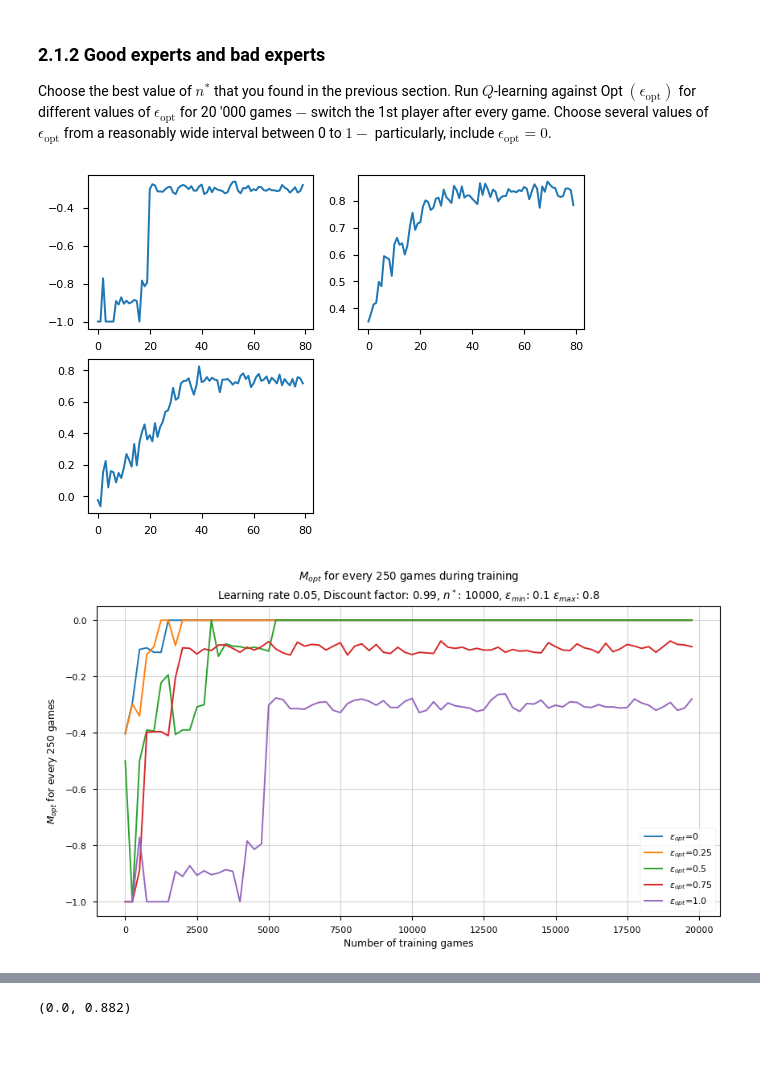
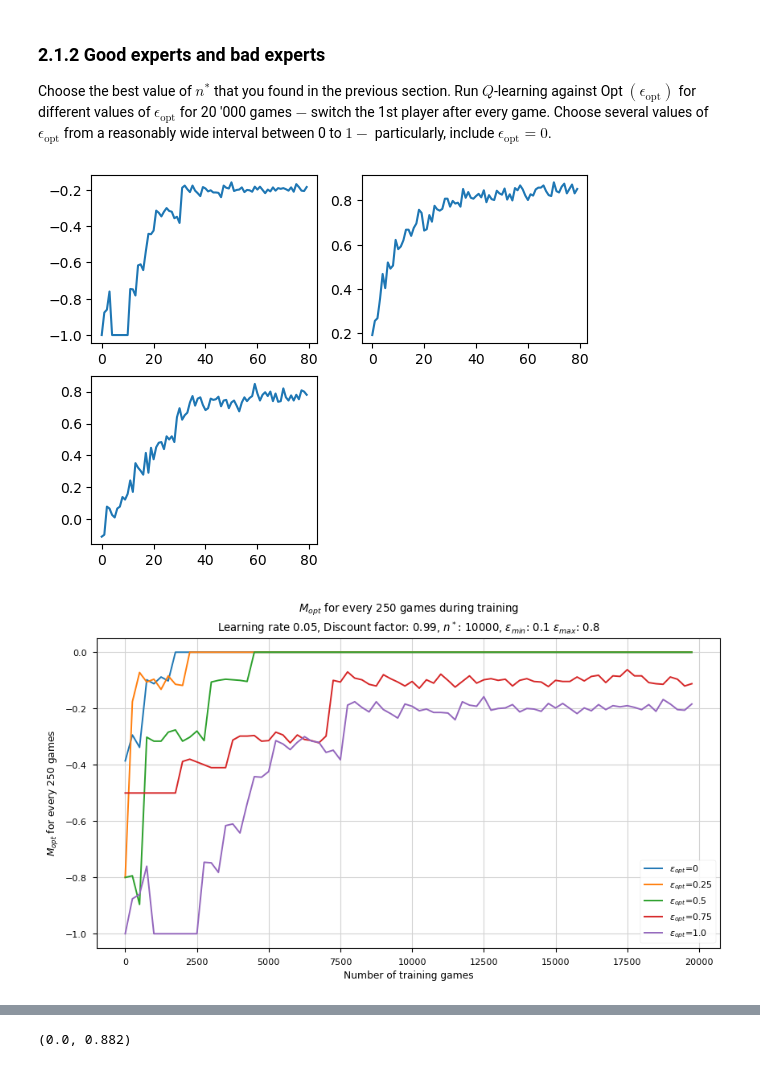
Before and after one commit to albertaillet/Miniproject1, a Jupyter notebook: Q-learning.ipynb, the cells around one changed output, grey strips where cells are left out. Saved outputs shown, nothing was run; the diff lists cells and outputs as text; code cells hidden in the pictures.

Commit message:
Fixed Finalstate use and added plots for Q7

```diff
--- a/Q-learning.ipynb
+++ b/Q-learning.ipynb
@@ -94,7 +94,17 @@ class QTable(dict):
     def __missing__(self, key):
         arr = self.__to_array(key)
         non_zero_locations = list(zip(*np.nonzero(arr == 0)))
-        if len(non_zero_locations) == 0:
+
+        # check if game has ended
+        if (len(non_zero_locations) == 0 or # check if all the positions are filled
+            np.any(np.sum(arr, axis=0) == 3) or # check rows and cols
+            np.any(np.sum(arr, axis=1) == 3) or
+            np.any(np.sum(arr, axis=0) == -3) or
+            np.any(np.sum(arr, axis=1) == -3) or
+            arr[[0,1,2],[0,1,2]].sum() == 3 or # check diagnols
+            arr[[0,1,2],[2,1,0]].sum() == 3 or
+            arr[[0,1,2],[0,1,2]].sum() == -3 or
+            arr[[0,1,2],[2,1,0]].sum() == -3):
             ret = self[arr] = FinalState()
             return ret
         ret = self[arr] = {loc: 0 for loc in non_zero_locations}
@@ -187,7 +197,7 @@ for itr in range(num_games):
         reward = env.reward(player=learning_player)
 
         if end:
-            Q_table[next_state]["any"] = reward
+            Q_table[next_state][[]] = reward
 
         Q_table[state][move] = Q_table[state][move] + alpha * (reward + gamma * max(Q_table[next_state].values()) - Q_table[state][move])
 
@@ -290,7 +298,7 @@ for n_star in (5000,):
             reward = env.reward(player=learning_player)
 
             if end:
-                Q_table[next_state]["any"] = reward
+                Q_table[next_state][[]] = reward
 
             Q_table[state][move] = Q_table[state][move] + alpha * (reward + gamma * max(Q_table[next_state].values()) - Q_table[state][move])
 
@@ -405,35 +413,35 @@ for epsilon_opt in (0, 0.25, 0.50, 0.75, 1.0):
                 next_state, end, _ = env.step(opponent_move)
 
             reward = env.reward(player=learning_player)
 
             if end:
-                Q_table[next_state]["any"] = reward
+                Q_table[next_state][[]] = reward
 
             Q_table[state][move] = Q_table[state][move] + alpha * (reward + gamma * max(Q_table[next_state].values()) - Q_table[state][move])
 
             state = next_state
 
         rewards.append(reward)
         if len(rewards) >= 250:
             av_rewards.append(np.mean(rewards))
             rewards = []
             policy.set_epsilon(0)
             m_opt_list.append(M_opt(policy))
             m_rand_list.append(M_rand(policy))
             clear_output(wait=True)
             plt.subplot(2, 2, 1)
             plt.plot(m_opt_list)
             plt.subplot(2, 2, 2)
             plt.plot(m_rand_list)
             plt.subplot(2, 2, 3)
             plt.plot(av_rewards)
             plt.show()
         num_trained_games += 1
         env.reset()
     m_opt_per_epsilon[epsilon_opt] = m_opt_list
     m_rand_per_epsilon[epsilon_opt] = m_rand_list
 # %% [output]
-[figure, old version]
+[figure, new version]
 # %%
 plt.rcParams.update(plt.rcParamsDefault)
 plt.style.use('seaborn-paper')
@@ -448,7 +456,7 @@ plt.legend()
 plt.grid(color="lightgrey")
 plt.show()
 # %% [output]
-[figure, old version]
+[figure, new version]
 # %%
 plt.rcParams.update(plt.rcParamsDefault)
 plt.style.use('seaborn-paper')
```
Also changed, not shown: parts of 5 cells of this notebook, 2 other files.
